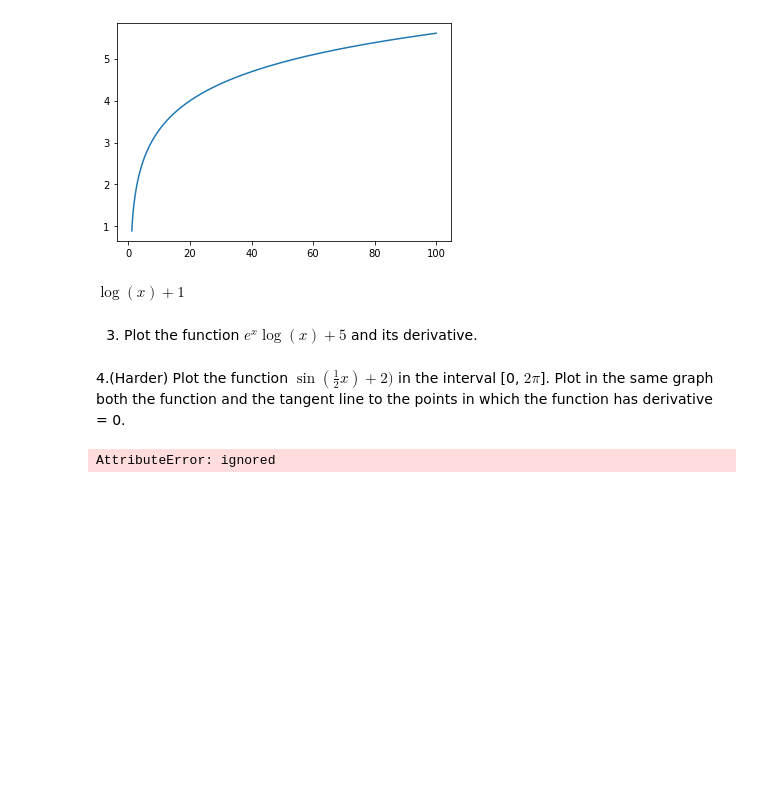
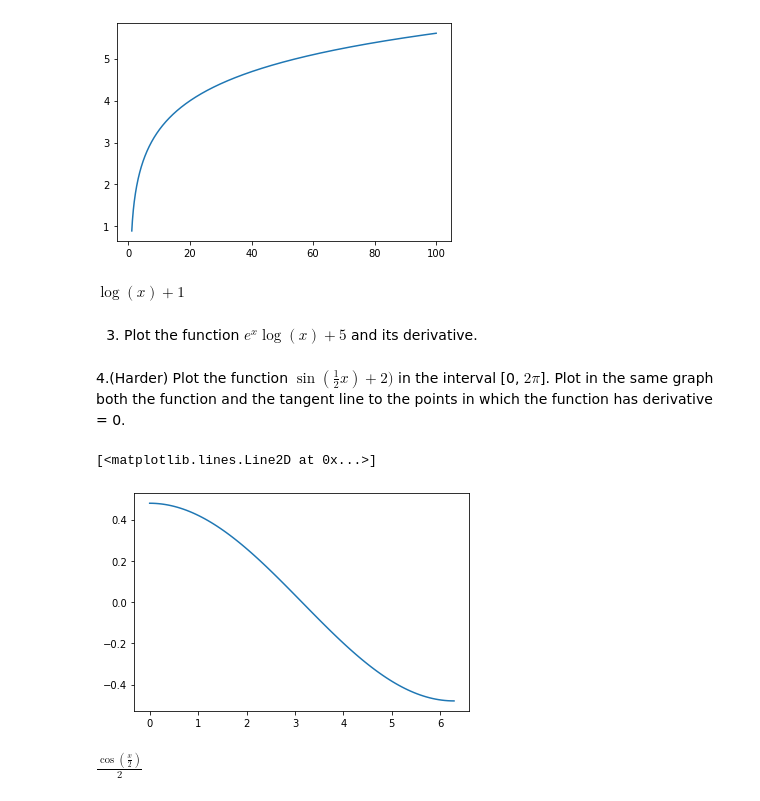
Before and after one commit to remre/StriveSchool-ai, a Jupyter notebook: week3/d3/Drawing_Functions_Python_sol.ipynb, the cells around one changed output. Drawn from its saved outputs; the diff is of its cells as text; code cells hidden in the pictures; blank space fills up the shorter version.

```diff
--- a/week3/d3/Drawing_Functions_Python_sol.ipynb
+++ b/week3/d3/Drawing_Functions_Python_sol.ipynb
@@ -281,11 +281,18 @@ $\displaystyle \log{\left(x \right)} + 1$
 4.(Harder) Plot the function $\sin(\frac{1}{2}x)+2)$ in the interval \[0, $2\pi$\]. Plot in the same graph both the function and the tangent line to the points in which the function has derivative = 0.
 # %%
 def mimi(x):
-  return (sin(x/2)+2)
-
+  return np.sin(x/2)+2
 x = np.linspace(0,2*np.pi,100)
-plt.plot(x,mimi(x))
-derv = derivative(mimi,x)
+derv = derivative(mimi,x, dx = 1)
 plt.plot(x,derv)
 # %% [output]
-AttributeError: ignored
+[<matplotlib.lines.Line2D at 0x...>]
+[figure, added]
+# %%
+import sympy as sp
+x= Symbol("x")
+y = sp.sin(x/2)+2
+y_prim  = diff(y)
+y_prim
+# %% [output]
+$\displaystyle \frac{\cos{\left(\frac{x}{2} \right)}}{2}$
```
Also changed, not shown: parts of 2 cells of this notebook.
